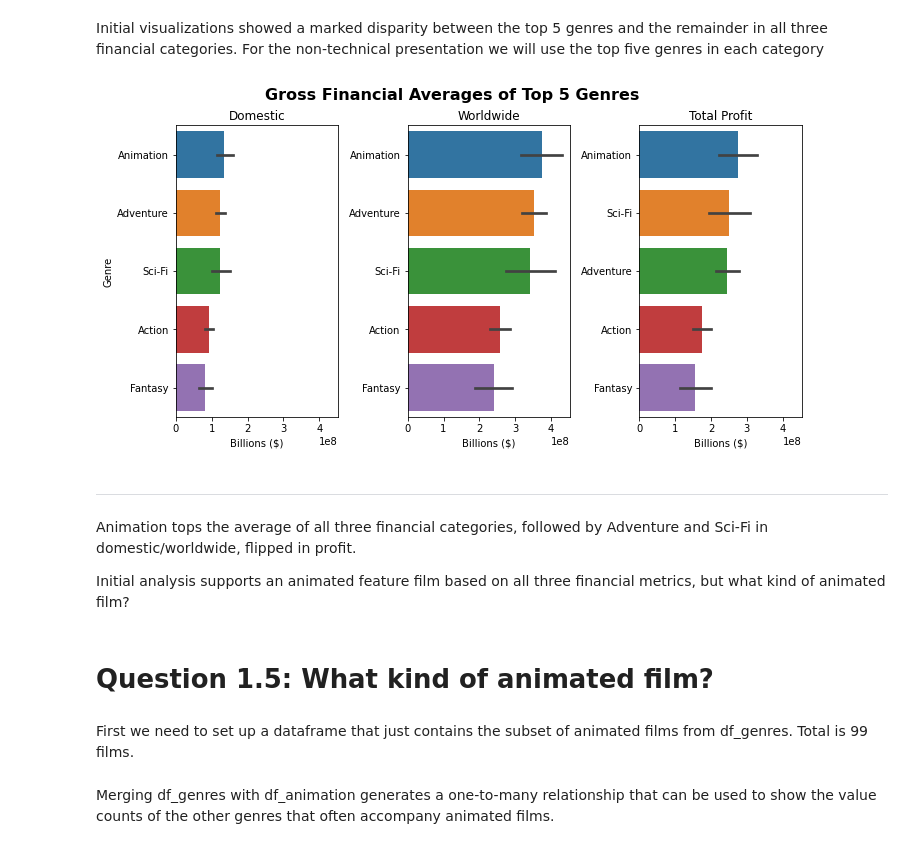
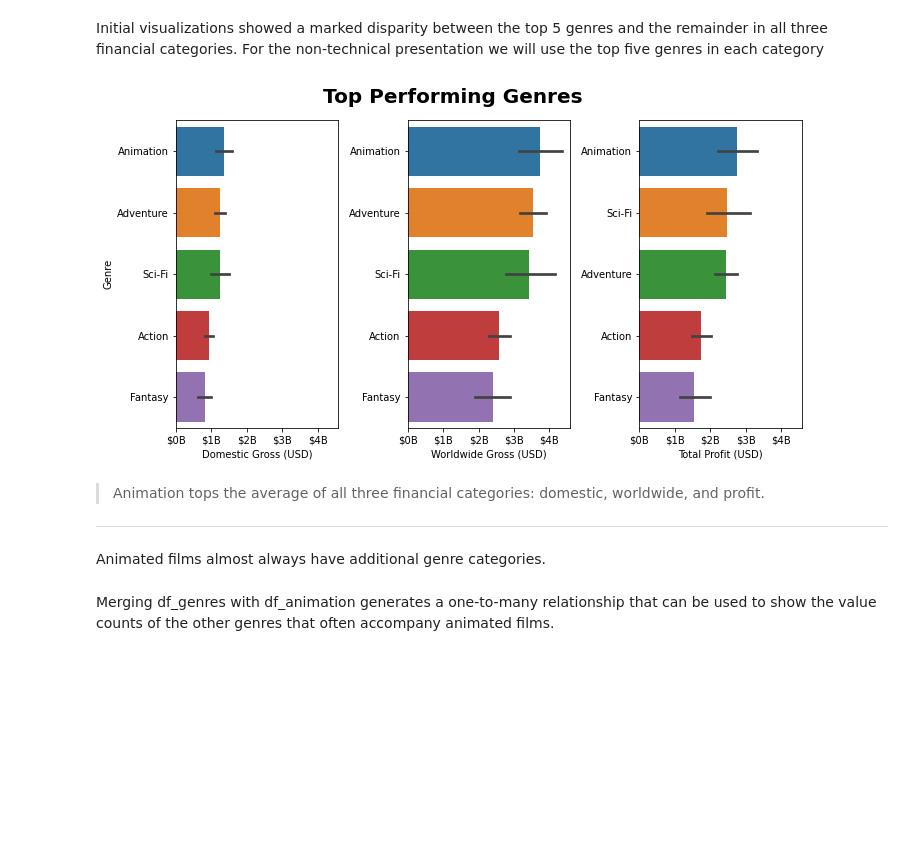
Before and after one commit to brtracy/dsc-phase-1-project-v2-3, a Jupyter notebook: student.ipynb, the cells around one changed output. Saved outputs shown, nothing was run; the diff lists cells and outputs as text; code cells hidden in the pictures; blank space fills up the shorter version.

Commit message:
Finished visualization details and exported image files. Reorganized analysis of director/actors, relegated to additional exploration. Still need to finish next steps

```diff
--- a/student.ipynb
+++ b/student.ipynb
@@ -377 +380,15 @@ The dataframe "df" will now be the default dataframe that we expand on for the q
+# %%
+import matplotlib as mpl
+from matplotlib.ticker import FuncFormatter
+
+# functions to change formatting to be easier to read
+
+def millions(x,pos):
+    return f"${x*1e-6:,.0f}M"
+
+def billions(x,pos):
+    return f"${x*1e-8:,.0f}B"
+
+mill_fmt = FuncFormatter(millions)
+bill_fmt = FuncFormatter(billions)
 # %% [markdown]
@@ -410,46 +429,48 @@ Initial visualizations showed a marked disparity between the top 5 genres and th
 # %%
 # get the order for top genres in each financial category, limit to top 5
 dom_order = df_genres.groupby('genres')['domestic_gross'].mean().sort_values(
     ascending=False).index[0:5]
 wor_order = df_genres.groupby('genres')['worldwide_gross'].mean().sort_values(
     ascending=False).index[0:5]
 prof_order = df_genres.groupby('genres')['profit'].mean().sort_values(
     ascending=False).index[0:5]
 
 # set up 3 column figure for plotting barplots of each financial category
 # have them share the x-axis to keep financials in perspective
 fig, axes = plt.subplots(ncols=3, figsize=(10,5), sharex=True)
 
 # left column - domestic gross
 sns.barplot(ax=axes[0], data=df_genres, x='domestic_gross', y='genres',
             order=dom_order)
-axes[0].set(title='Domestic', xlabel='Billions ($)', ylabel='Genre')
+axes[0].set(xlabel='Domestic Gross (USD)', ylabel='Genre')
+axes[0].xaxis.set_major_formatter(bill_fmt)
 
 # middle column - worldwide gross
 sns.barplot(ax=axes[1], data=df_genres, x='worldwide_gross', y='genres',
             order=wor_order)
-axes[1].set(title='Worldwide', xlabel='Billions ($)', ylabel=None)
+axes[1].set(xlabel='Worldwide Gross (USD)', ylabel=None)
+axes[1].xaxis.set_major_formatter(bill_fmt)
 
 # right column - profit
 sns.barplot(ax=axes[2], data=df_genres, x='profit', y='genres',
             order=prof_order)
-axes[2].set(title='Total Profit', xlabel='Billions ($)', ylabel=None)
+axes[2].set(xlabel='Total Profit (USD)', ylabel=None)
+axes[2].xaxis.set_major_formatter(bill_fmt)
 
 plt.tight_layout()
-fig.suptitle('Gross Financial Averages of Top 5 Genres', y=1.03, fontsize=16,
+
+fig.suptitle('Top Performing Genres', y=1.06, fontsize=20,
             fontweight='bold');
+
+fig.savefig('images/top_genres.png', facecolor='white')
 # %% [output]
-[figure, old version]
+[figure, new version]
-# %% [markdown]
-***
 # %% [markdown]
-Animation tops the average of all three financial categories, followed by Adventure and Sci-Fi in domestic/worldwide, flipped in profit.
+> Animation tops the average of all three financial categories: domestic, worldwide, and profit.
 
-Initial analysis supports an animated feature film based on all three financial metrics, but what kind of animated film?
+***
-# %% [markdown]
-# Question 1.5: What kind of animated film?
 # %% [markdown]
-First we need to set up a dataframe that just contains the subset of animated films from df_genres. Total is 99 films.
+Animated films almost always have additional genre categories.
 # %%
 df_animation = df_genres[df_genres['genres'] == 'Animation']
 df_animation.reset_index(inplace=True, drop=True)
```
Also changed, not shown: parts of 48 cells of this notebook, 5 other files.
